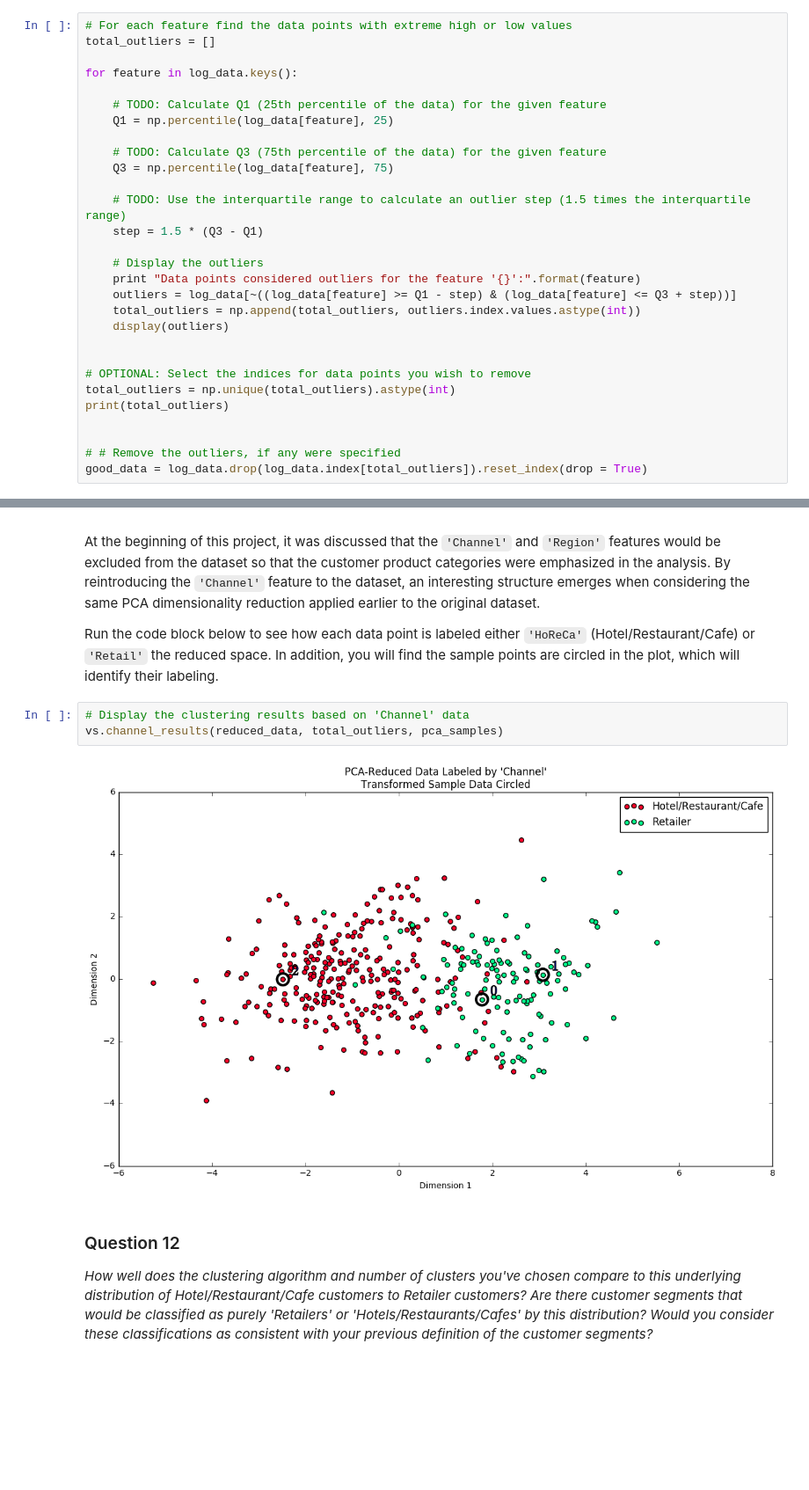
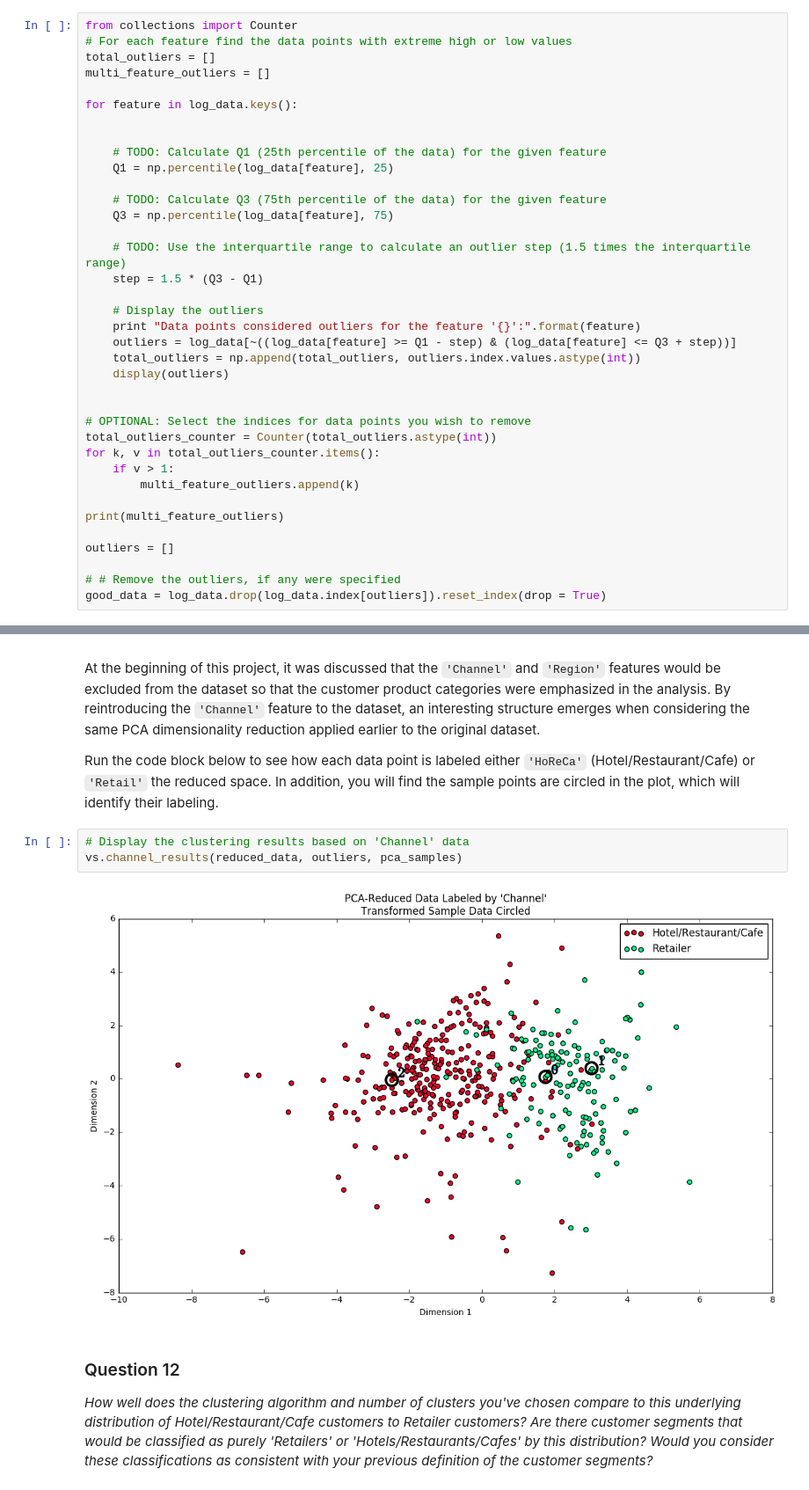
Before and after one commit to yilunzh/machine-learning, a Jupyter notebook: projects/customer_segments/customer_segments.ipynb, the cells around one changed output, grey strips where cells are left out. Shown at 88% size. Cells and saved outputs as stored; diff of their text form; blank space fills up the shorter version.

```diff
--- a/projects/customer_segments/customer_segments.ipynb
+++ b/projects/customer_segments/customer_segments.ipynb
@@ -207,10 +207,13 @@ In the code block below, you will need to implement the following:
 **NOTE:** If you choose to remove any outliers, ensure that the sample data does not contain any of these points!
 Once you have performed this implementation, the dataset will be stored in the variable `good_data`.
 # %%
+from collections import Counter
 # For each feature find the data points with extreme high or low values
 total_outliers = []
+multi_feature_outliers = []
 
 for feature in log_data.keys():
+
 
     # TODO: Calculate Q1 (25th percentile of the data) for the given feature
     Q1 = np.percentile(log_data[feature], 25)
@@ -229,12 +232,17 @@ for feature in log_data.keys():
 
 
 # OPTIONAL: Select the indices for data points you wish to remove
-total_outliers = np.unique(total_outliers).astype(int)
-print(total_outliers)
+total_outliers_counter = Counter(total_outliers.astype(int))
+for k, v in total_outliers_counter.items():
+    if v > 1:
+        multi_feature_outliers.append(k)
 
+print(multi_feature_outliers)
+
+outliers = []
 
 # # Remove the outliers, if any were specified
-good_data = log_data.drop(log_data.index[total_outliers]).reset_index(drop = True)
+good_data = log_data.drop(log_data.index[outliers]).reset_index(drop = True)
 # %% [output]
 Data points considered outliers for the feature 'Fresh':
 |  | Fresh | Milk | Grocery | Frozen | Detergents_Paper | Delicatessen |
@@ -565,9 +581,9 @@ At the beginning of this project, it was discussed that the `'Channel'` and `'Re
 Run the code block below to see how each data point is labeled either `'HoReCa'` (Hotel/Restaurant/Cafe) or `'Retail'` the reduced space. In addition, you will find the sample points are circled in the plot, which will identify their labeling.
 # %%
 # Display the clustering results based on 'Channel' data
-vs.channel_results(reduced_data, total_outliers, pca_samples)
+vs.channel_results(reduced_data, outliers, pca_samples)
 # %% [output]
-[figure, old version]
+[figure, new version]
 # %% [markdown]
 ### Question 12
 *How well does the clustering algorithm and number of clusters you've chosen compare to this underlying distribution of Hotel/Restaurant/Cafe customers to Retailer customers? Are there customer segments that would be classified as purely 'Retailers' or 'Hotels/Restaurants/Cafes' by this distribution? Would you consider these classifications as consistent with your previous definition of the customer segments?*
```
Also changed, not shown: parts of 14 cells of this notebook, 1 other file.
